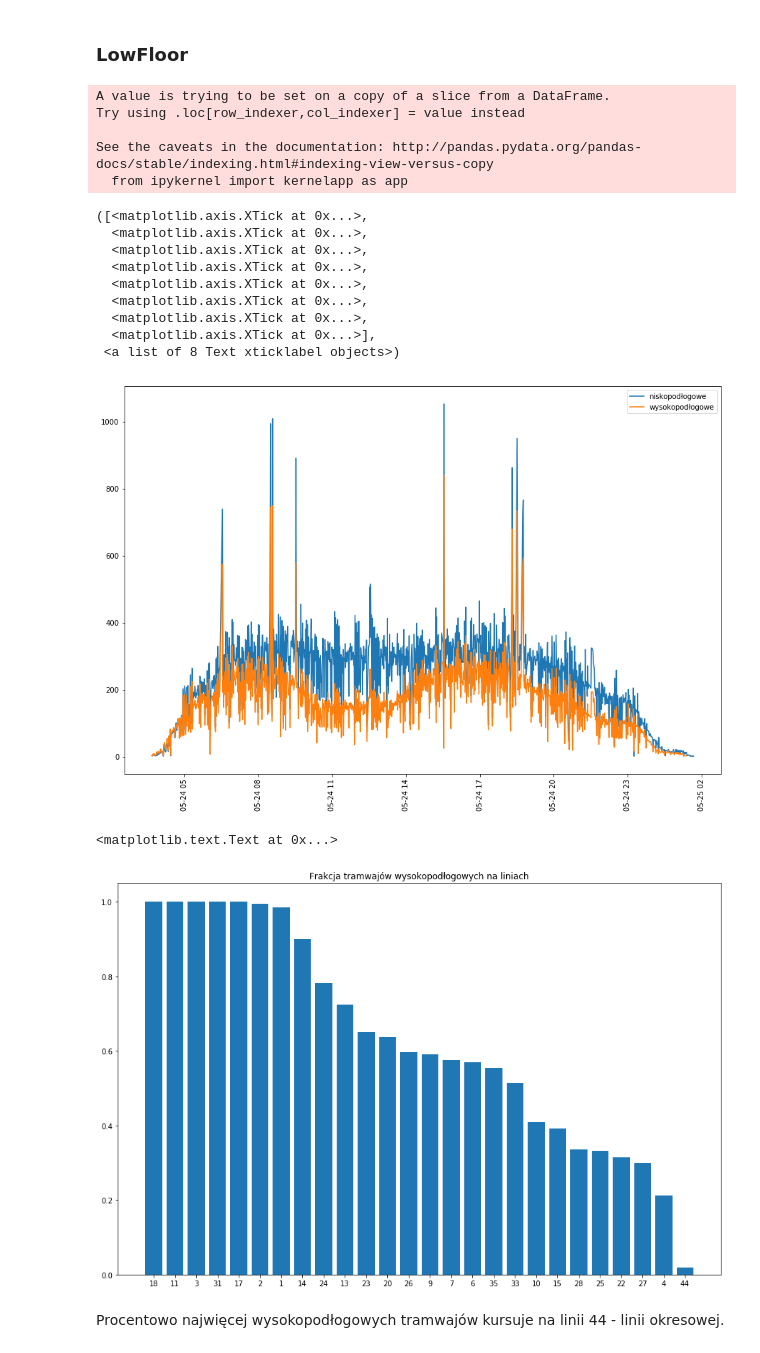
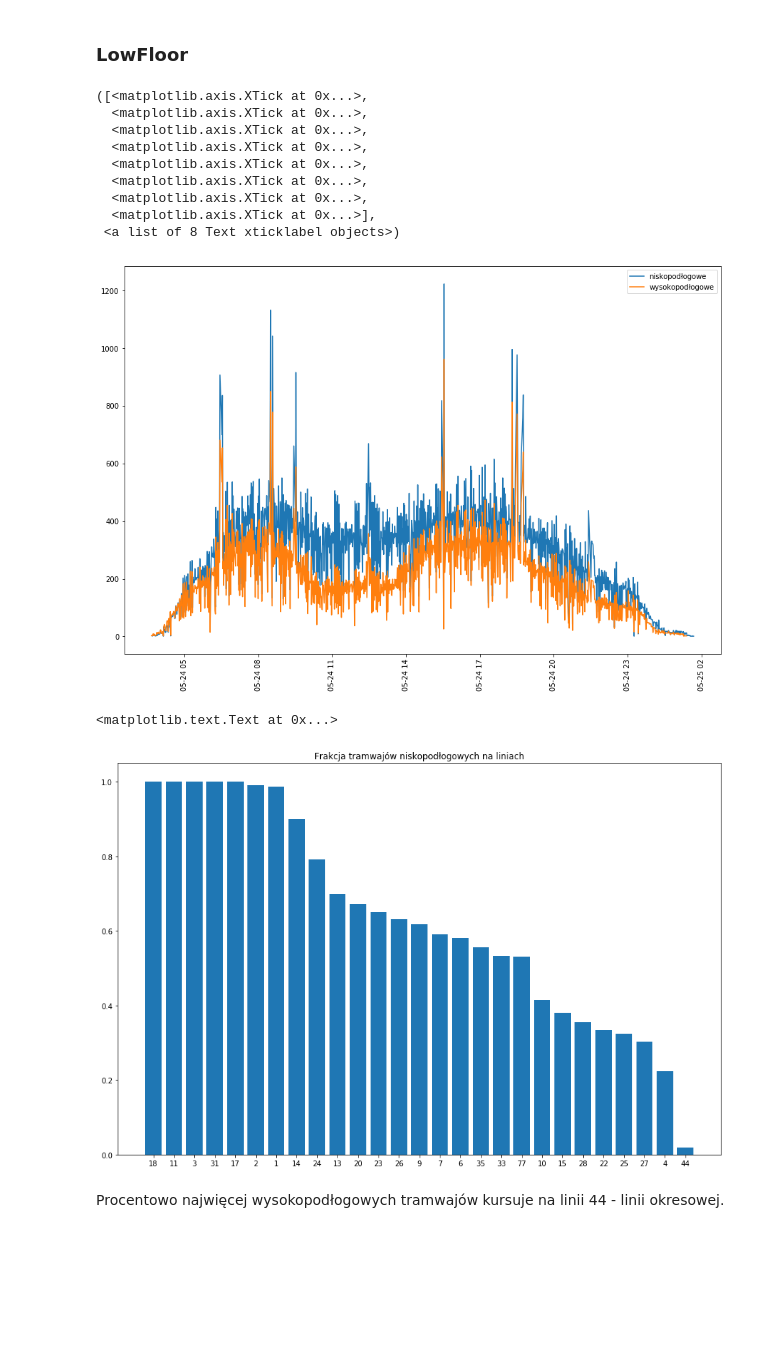
Before and after one commit to Alkuerissa/PublicTransport, a Jupyter notebook: report.ipynb, the cells around one changed output. Cells and saved outputs as stored; diff of their text form; code cells hidden in the pictures; blank space fills up the shorter version.

```diff
--- a/report.ipynb
+++ b/report.ipynb
@@ -13,9 +13,9 @@ data = pandas.read_csv(r"D:\Dokumenty\School\PublicTransport\tramwaje.csv",
 					   dtype = {'Status': str, 'FirstLine': int,  'Lines': str,
 								'Lon': float, 'Lat': float, 'Time': datetime.datetime, 'LowFloor': bool, 'Brigade': str},
                       parse_dates = ['Time'])
-#new_data = pandas.read_csv(r"D:\Dokumenty\School\PublicTransport\tramwaje.csv",
-#					   dtype = {'Status': str, 'FirstLine': int,  'Lines': str,
-#								'Lon': float, 'Lat': float, 'Time': datetime.datetime, 'LowFloor': bool, 'Brigade': str},
-#                      parse_dates = ['Time'])
-#data = [data, new_data]
+new_data = pandas.read_csv(r"D:\Dokumenty\School\PublicTransport\tramwaje_new.csv",
+					   dtype = {'Status': str, 'FirstLine': int,  'Lines': str,
+								'Lon': float, 'Lat': float, 'Time': datetime.datetime, 'LowFloor': bool, 'Brigade': str},
+                      parse_dates = ['Time'])
+data = pandas.concat([data, new_data]).reset_index()
 # %%
@@ -118,12 +116,14 @@ Istnieją dane, dla których współrzędne geograficzne były nieprawidłowe (p
 # %% [markdown]
 #### Obliczenie prędkości
 # %%
-n = len(data)
-maxDist = 0.05
-data = data.drop_duplicates(subset=['FirstLine', 'Brigade', 'Time']).sort_values('Time')
-data['TimeDiff'] = data.groupby(['FirstLine', 'Brigade'])['Time'].diff()
-data['PrevLon'] = data.groupby(['FirstLine', 'Brigade'])['Lon'].shift()
-data['PrevLat'] = data.groupby(['FirstLine', 'Brigade'])['Lat'].shift()
+startTime = datetime.datetime(year=2017, month=5, day=24, hour=2)
+endTime = datetime.datetime(year=2017, month=5, day=25, hour=3)
+dataOneDay = data[(data['Time'] > startTime) & (data['Time'] < endTime)]
+n = len(dataOneDay)
+dataOneDay = dataOneDay.drop_duplicates(subset=['FirstLine', 'Brigade', 'Time']).sort_values('Time')
+dataOneDay['TimeDiff'] = dataOneDay.groupby(['FirstLine', 'Brigade'])['Time'].diff()
+dataOneDay['PrevLon'] = dataOneDay.groupby(['FirstLine', 'Brigade'])['Lon'].shift()
+dataOneDay['PrevLat'] = dataOneDay.groupby(['FirstLine', 'Brigade'])['Lat'].shift()
 # %%
 def dist(x1, y1, x2, y2):
     if any(pandas.isnull([x1, y1, x2, y2])):
@@ -131,6 +131,6 @@ def dist(x1, y1, x2, y2):
     obj1 = (x1, y1)
     obj2 = (x2, y2)
     return vincenty(obj1, obj2).meters
-data['Velocity'] = data.apply(lambda x:
+dataOneDay['Velocity'] = dataOneDay.apply(lambda x:
                             dist(x['Lon'], x['Lat'], x['PrevLon'], x['PrevLat']) / (x['TimeDiff'].seconds if pandas.notnull(x['TimeDiff'] and x['TimeDiff']) else 1),
                             axis=1)
@@ -139,2 +136,0 @@ Prędkość dla niektórych obserwacji jest bardzo wysoka, co wskazuje na błęd
-# %%
-data = data[data['Velocity'] < 24]
@@ -186,19 +192,14 @@ plt.show()
 # %% [markdown]
 ### LowFloor
 # %%
-dataRoundedTime = dataOneDay
-dataRoundedTime['Time'] = [t - datetime.timedelta(seconds=t.second, microseconds=t.microsecond) for t in dataOneDay['Time']]
+dataRoundedTime = data
+dataRoundedTime['Time'] = [t - datetime.timedelta(seconds=t.second, microseconds=t.microsecond) for t in dataRoundedTime['Time']]
+dataOneDay = dataRoundedTime[(dataRoundedTime['Time'] > startTime) & (dataRoundedTime['Time'] < endTime)]
-# %% [output]
-A value is trying to be set on a copy of a slice from a DataFrame.
-Try using .loc[row_indexer,col_indexer] = value instead
-
-See the caveats in the documentation: http://pandas.pydata.org/pandas-docs/stable/indexing.html#indexing-view-versus-copy
-  from ipykernel import kernelapp as app
 # %%
-dataLowFloor = dataRoundedTime[dataRoundedTime['LowFloor']].groupby('Time').size()
+dataLowFloor = dataOneDay[dataOneDay['LowFloor']].groupby('Time').size()
 fig, ax = plt.subplots()
 ax.plot(dataLowFloor, label="niskopodłogowe")
-dataHighFloor = dataRoundedTime[~dataRoundedTime['LowFloor']].groupby('Time').size()
+dataHighFloor = dataOneDay[~dataOneDay['LowFloor']].groupby('Time').size()
 ax.plot(dataHighFloor, label="wysokopodłogowe")
 legend = ax.legend(loc='upper right')
 locs, labels = plt.xticks()
@@ -213,7 +214,7 @@ plt.xticks(locs, rotation='vertical')
   <matplotlib.axis.XTick at 0x...>,
   <matplotlib.axis.XTick at 0x...>],
  <a list of 8 Text xticklabel objects>)
-[figure, old version]
+[figure, new version]
 # %%
 lowFloorByLine = data.groupby('FirstLine').LowFloor.agg(['sum', 'count'])
 lowFloorByLine['LowFloorFraction'] = lowFloorByLine['sum'] / lowFloorByLine['count']
@@ -221,9 +222,9 @@ lowFloorByLine.sort_values('LowFloorFraction', ascending=False, inplace=True)
 lowFloorByLine = lowFloorByLine.reset_index()
 # %%
 plt.bar(list(range(len(lowFloorByLine))), lowFloorByLine['LowFloorFraction'], tick_label=lowFloorByLine['FirstLine'])
-plt.title("Frakcja tramwajów wysokopodłogowych na liniach")
+plt.title("Frakcja tramwajów niskopodłogowych na liniach")
 # %% [output]
 <matplotlib.text.Text at 0x...>
-[figure, old version]
+[figure, new version]
 # %% [markdown]
 Procentowo najwięcej wysokopodłogowych tramwajów kursuje na linii 44 - linii okresowej.
```
Also changed, not shown: parts of 19 cells of this notebook.
